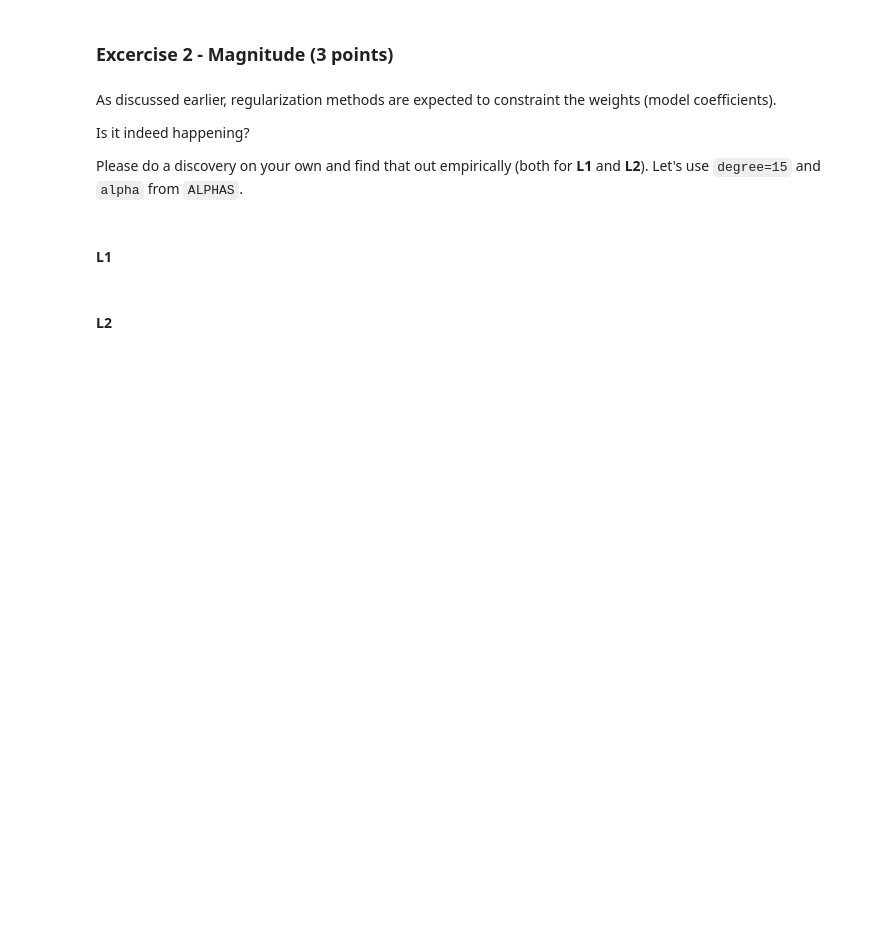
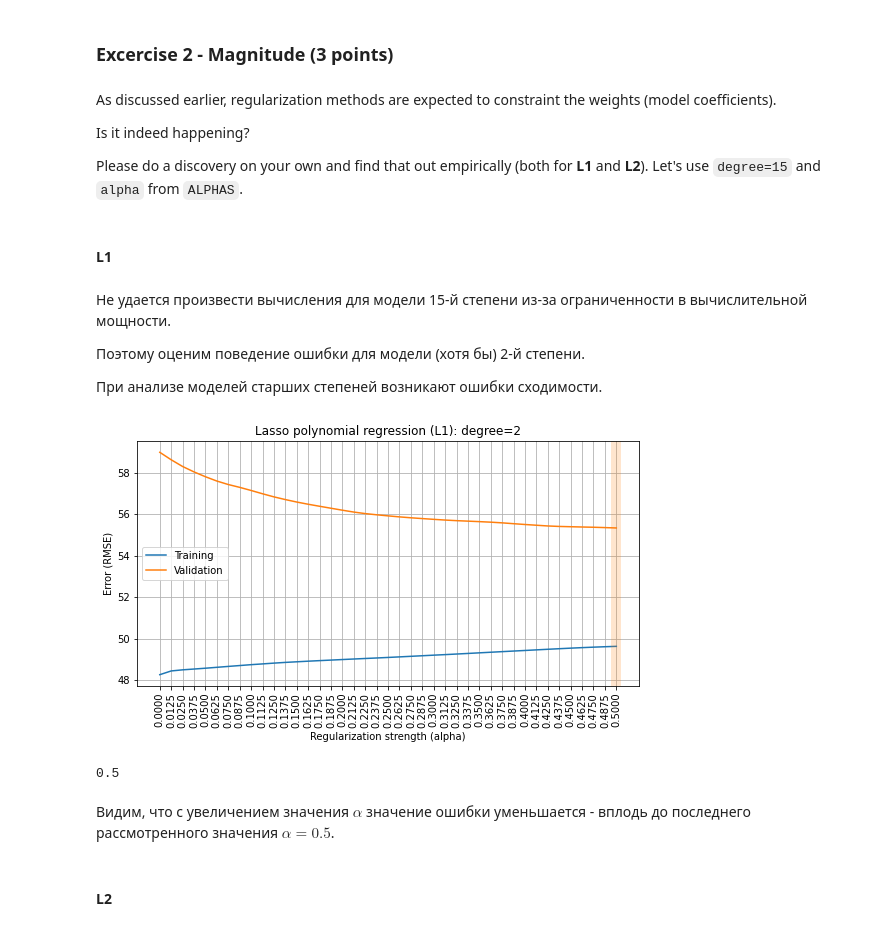
Before and after one commit to LaSegadora/rsschool_4_overfitting_regularization, a Jupyter notebook: overfitting_regularization.ipynb, the cells around one changed output. Cells and saved outputs as stored; diff of their text form; code cells hidden in the pictures; blank space fills up the shorter version.

```diff
--- a/overfitting_regularization.ipynb
+++ b/overfitting_regularization.ipynb
@@ -388,2 +433,30 @@ Please do a discovery on your own and find that out empirically (both for **L1**
+# %% [markdown]
+Не удается произвести вычисления для модели 15-й степени из-за ограниченности в вычислительной мощности.
+
+Поэтому оценим поведение ошибки для модели (хотя бы) 2-й степени.
+
+При анализе моделей старших степеней возникают ошибки сходимости.
+# %%
+## your code
+rmse_train, rmse_valid = [], []
+for alpha in ALPHAS:
+    results = cross_validate(make_model(degree=2, penalty='L1', alpha=alpha),
+                             X_diabetes, y_diabetes, cv=5,
+                             return_train_score=True,
+                             scoring='neg_root_mean_squared_error')
+    rmse_train.append(-np.mean(results['train_score']))
+    rmse_valid.append(-np.mean(results['test_score']))
+
+plot_fitting_graph(ALPHAS, rmse_train, rmse_valid,
+                   xlabel='Regularization strength (alpha)', ylabel='Error (RMSE)',
+                   title='Lasso polynomial regression (L1): degree=2')
+# %% [output]
+[figure, added]
+# %%
+ALPHAS[np.argmin(rmse_valid)]
+# %% [output]
+0.5
+# %% [markdown]
+Видим, что с увеличением значения $\alpha$ значение ошибки уменьшается - вплодь до последнего рассмотренного значения $\alpha=0.5$.
 # %% [markdown]
 #### L2
```
Also changed, not shown: parts of 12 cells of this notebook.
